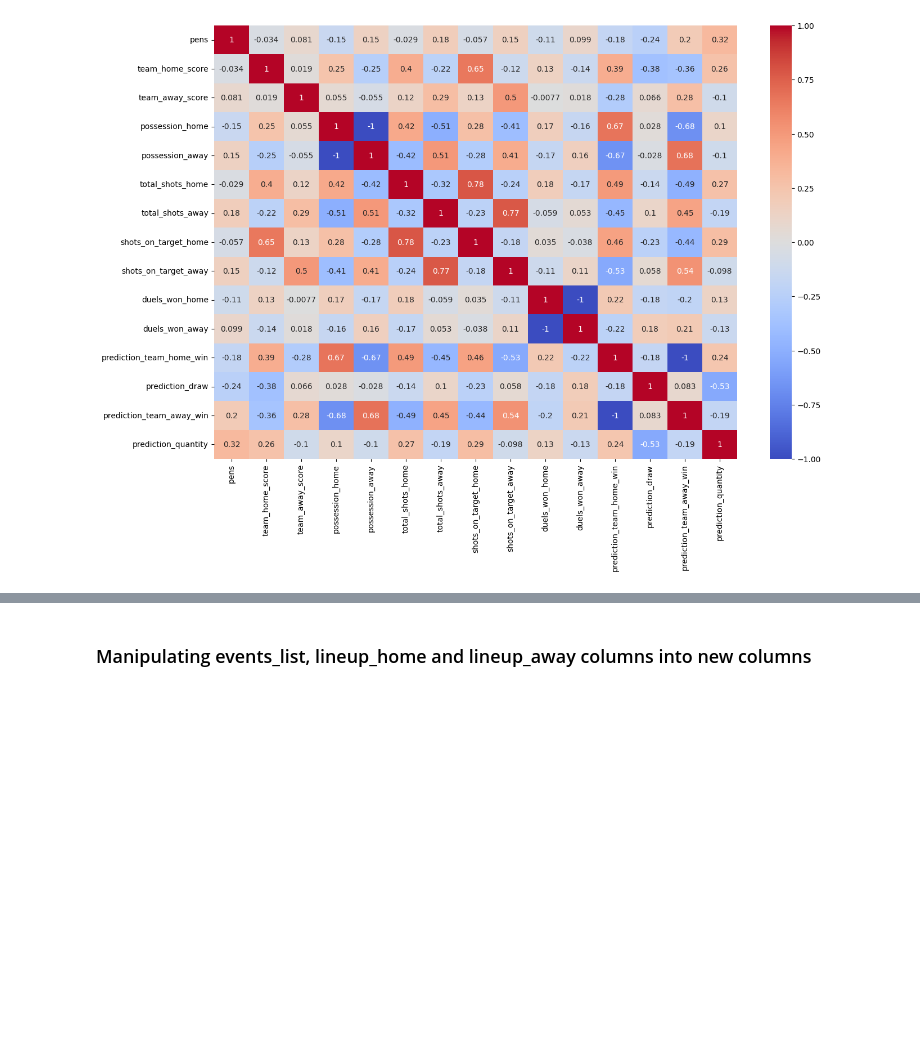
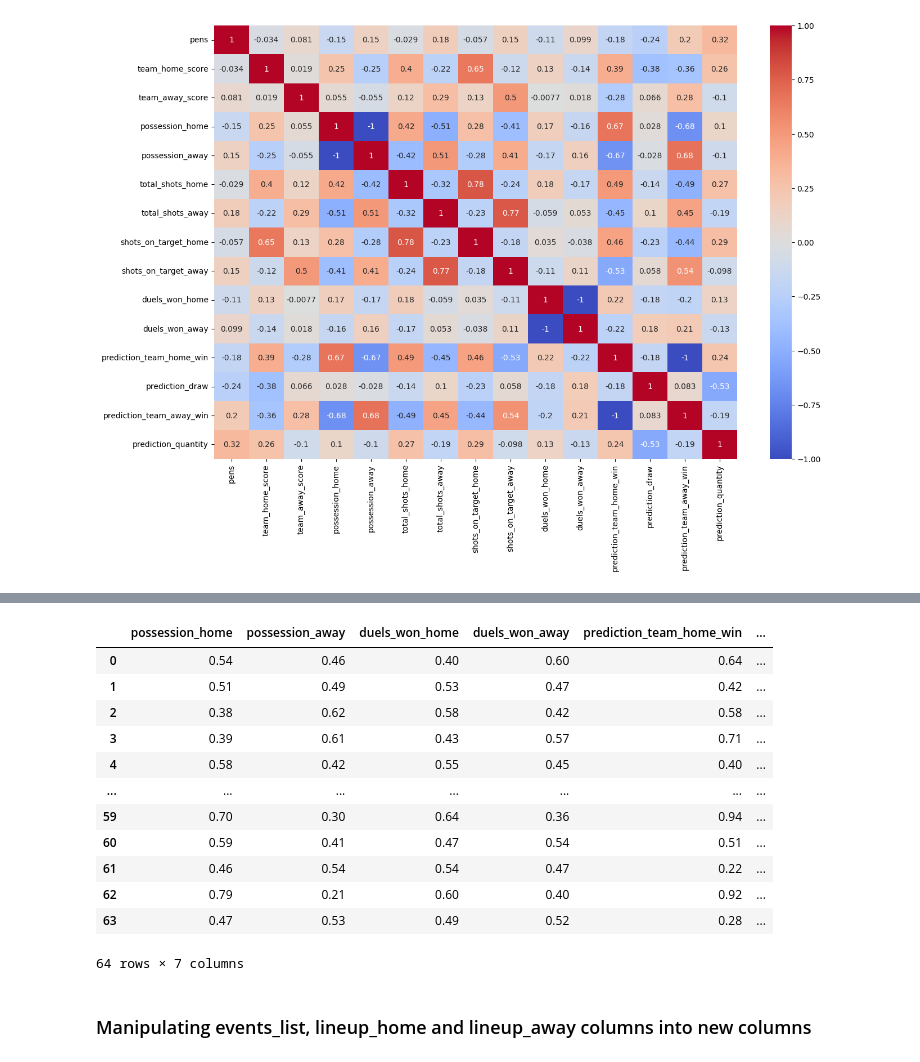
Before and after one commit to caiocmb7/projetos, a Jupyter notebook: ML&AI/world cup 2022/worldcup_eda.ipynb, the cells around one changed output, grey strips where cells are left out. Drawn from its saved outputs; the diff is of its cells as text; code cells hidden in the pictures; blank space fills up the shorter version.

```diff
--- a/ML&AI/world cup 2022/worldcup_eda.ipynb
+++ b/ML&AI/world cup 2022/worldcup_eda.ipynb
@@ -154,3 +150,20 @@ sns.heatmap(corr, annot=True, cmap="coolwarm")
+# %%
+clean_percentage_columns(df, columns)
+df[columns]
+# %% [output]
+|  | possession_home | possession_away | duels_won_home | duels_won_away | prediction_team_home_win | ... |
+| 0 | 0.54 | 0.46 | 0.40 | 0.60 | 0.64 | ... |
+| 1 | 0.51 | 0.49 | 0.53 | 0.47 | 0.42 | ... |
+| 2 | 0.38 | 0.62 | 0.58 | 0.42 | 0.58 | ... |
+| 3 | 0.39 | 0.61 | 0.43 | 0.57 | 0.71 | ... |
+| 4 | 0.58 | 0.42 | 0.55 | 0.45 | 0.40 | ... |
+| ... | ... | ... | ... | ... | ... | ... |
+| 59 | 0.70 | 0.30 | 0.64 | 0.36 | 0.94 | ... |
+| 60 | 0.59 | 0.41 | 0.47 | 0.54 | 0.51 | ... |
+| 61 | 0.46 | 0.54 | 0.54 | 0.47 | 0.22 | ... |
+| 62 | 0.79 | 0.21 | 0.60 | 0.40 | 0.92 | ... |
+| 63 | 0.47 | 0.53 | 0.49 | 0.52 | 0.28 | ... |
+64 rows × 7 columns
 # %% [markdown]
 ### Manipulating events_list, lineup_home and lineup_away columns into new columns
 # %% [markdown]
```
Also changed, not shown: parts of 15 cells of this notebook.
